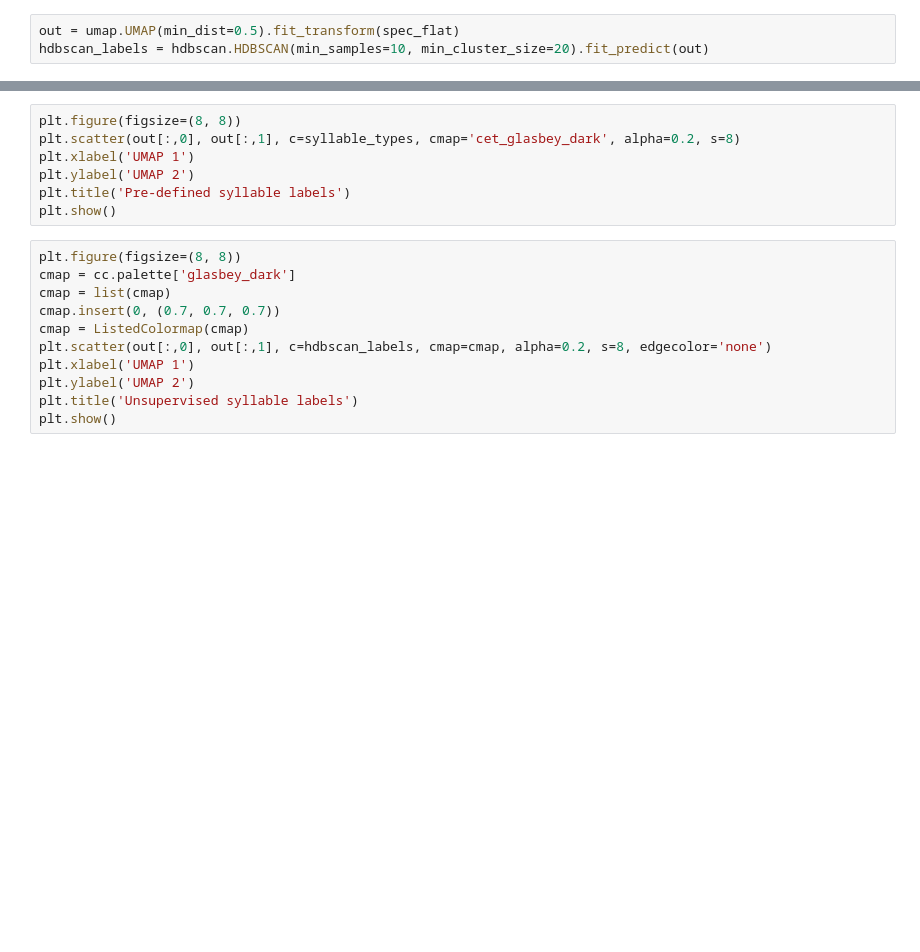
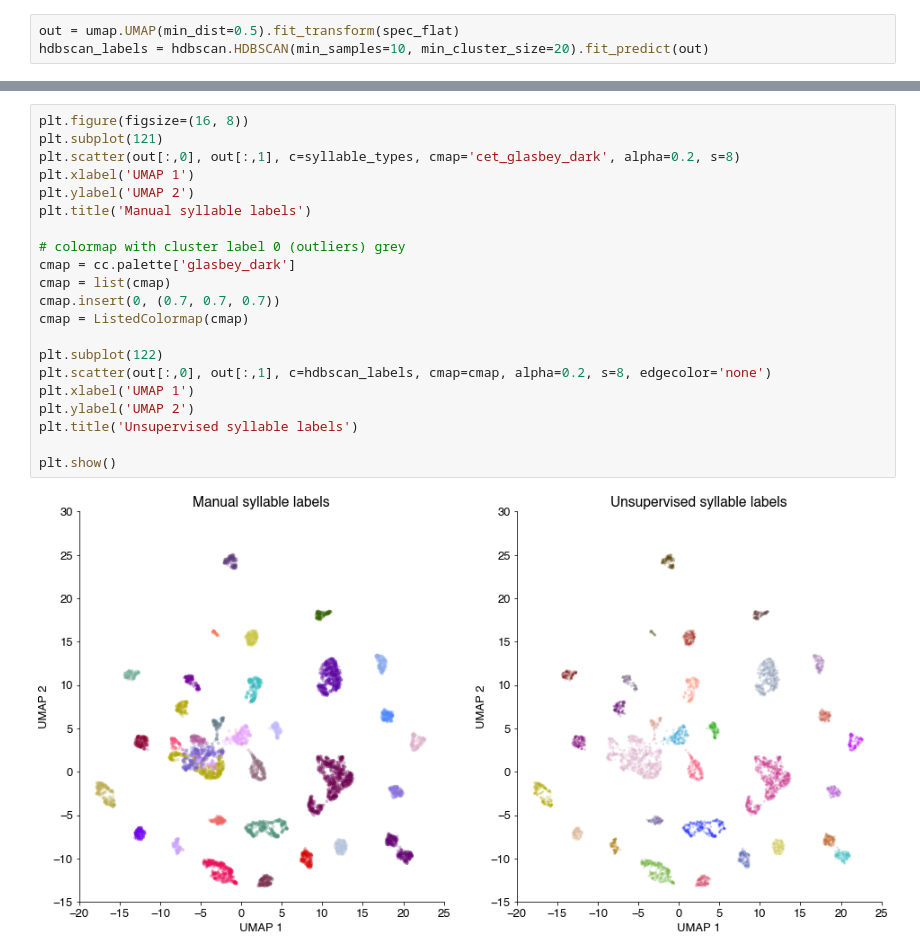
Before and after one commit to janclemenslab/deepss_docs, a Jupyter notebook: docs/unsupervised/birds.ipynb, the cells around one changed output, grey strips where cells are left out. Drawn from its saved outputs; the diff is of its cells as text; blank space fills up the shorter version.

```diff
--- a/docs/unsupervised/birds.ipynb
+++ b/docs/unsupervised/birds.ipynb
@@ -74,18 +104,23 @@ hdbscan_labels = hdbscan.HDBSCAN(min_samples=10, min_cluster_size=20).fit_predic
 # %%
-plt.figure(figsize=(8, 8))
+plt.figure(figsize=(16, 8))
+plt.subplot(121)
 plt.scatter(out[:,0], out[:,1], c=syllable_types, cmap='cet_glasbey_dark', alpha=0.2, s=8)
 plt.xlabel('UMAP 1')
 plt.ylabel('UMAP 2')
-plt.title('Pre-defined syllable labels')
+plt.title('Manual syllable labels')
+
+# colormap with cluster label 0 (outliers) grey
+cmap = cc.palette['glasbey_dark']
+cmap = list(cmap)
+cmap.insert(0, (0.7, 0.7, 0.7))
+cmap = ListedColormap(cmap)
+
+plt.subplot(122)
+plt.scatter(out[:,0], out[:,1], c=hdbscan_labels, cmap=cmap, alpha=0.2, s=8, edgecolor='none')
+plt.xlabel('UMAP 1')
+plt.ylabel('UMAP 2')
+plt.title('Unsupervised syllable labels')
+
 plt.show()
+# %% [output]
+[figure, added]
-# %%
-plt.figure(figsize=(8, 8))
-cmap = cc.palette['glasbey_dark']
-cmap = list(cmap)
-cmap.insert(0, (0.7, 0.7, 0.7))
-cmap = ListedColormap(cmap)
-plt.scatter(out[:,0], out[:,1], c=hdbscan_labels, cmap=cmap, alpha=0.2, s=8, edgecolor='none')
-plt.xlabel('UMAP 1')
-plt.ylabel('UMAP 2')
-plt.title('Unsupervised syllable labels')
-plt.show()
```
Also changed, not shown: parts of 19 cells of this notebook, 54 other files.
